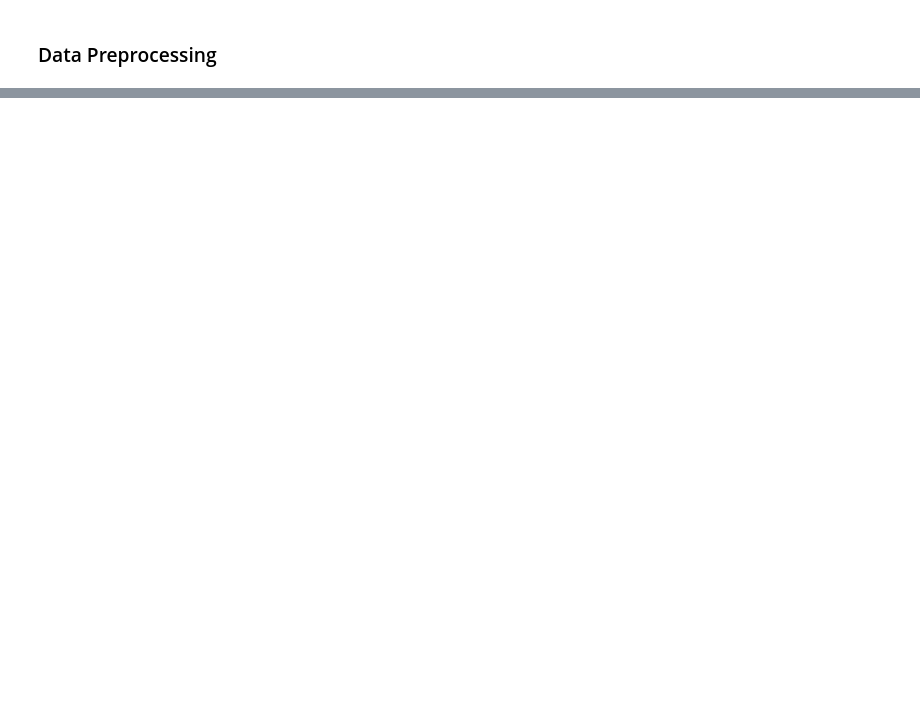
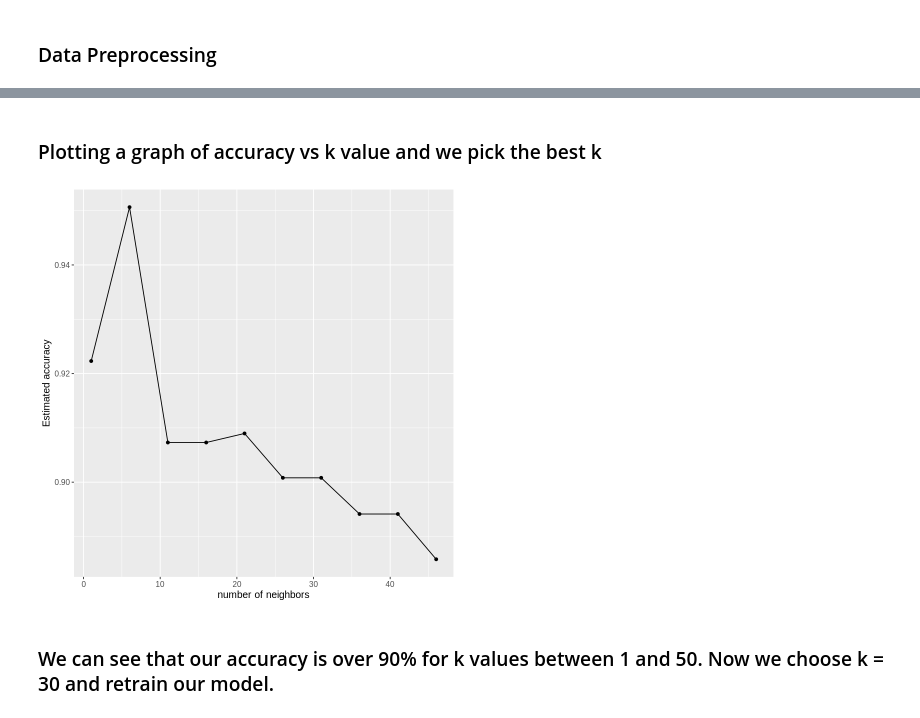
Before and after one commit to a-nguyen-1/DSCI100Project-Group117, a Jupyter notebook: group_project_report.ipynb, the cells around one changed output, grey strips where cells are left out. Cells and saved outputs as stored; diff of their text form; code cells hidden in the pictures; blank space fills up the shorter version.

```diff
--- a/group_project_report.ipynb
+++ b/group_project_report.ipynb
@@ -505,0 +619,2 @@ ups_recipe <- recipe(class ~., data = scaled_)
+# %%
+wine_vfold <- vfold_cv(wine_training, v = 10, strata = class)
@@ -505,0 +662,18 @@ ups_recipe <- recipe(class ~., data = scaled_)
+# %%
+knn_spec <- nearest_neighbor(weight_func = "rectangular",
+                            neighbors = tune()) |>
+    set_engine("kknn") |>
+    set_mode("classification")
+# %%
+k_values <- tibble(neighbors = seq(from = 1, to = 50, by = 5))
+# %%
+knn_results <- workflow() |>
+  add_recipe(wine_recipe) |>
+  add_model(knn_spec) |>
+  tune_grid(resamples = wine_vfold, grid = k_values) |>
+  collect_metrics()
+
+accuracies <- knn_results |>
+  filter(.metric == "accuracy")
+
+accuracies
@@ -505,0 +691,14 @@ ups_recipe <- recipe(class ~., data = scaled_)
+# %% [markdown]
+### Plotting a graph of accuracy vs k value and we pick the best k
+# %%
+accuracy_vs_k_plot <- ggplot(accuracies, aes(x = neighbors, y = mean)) +
+  geom_point() +
+  geom_line() +
+  labs(x = "number of neighbors", y = "Estimated accuracy") +
+  theme(text = element_text(size = 12))
+
+accuracy_vs_k_plot
+# %% [output]
+[figure, added]
+# %% [markdown]
+### We can see that our accuracy is over 90% for k values between 1 and 50. Now we choose k = 30 and retrain our model.
```
Also changed, not shown: parts of 52 cells of this notebook.
